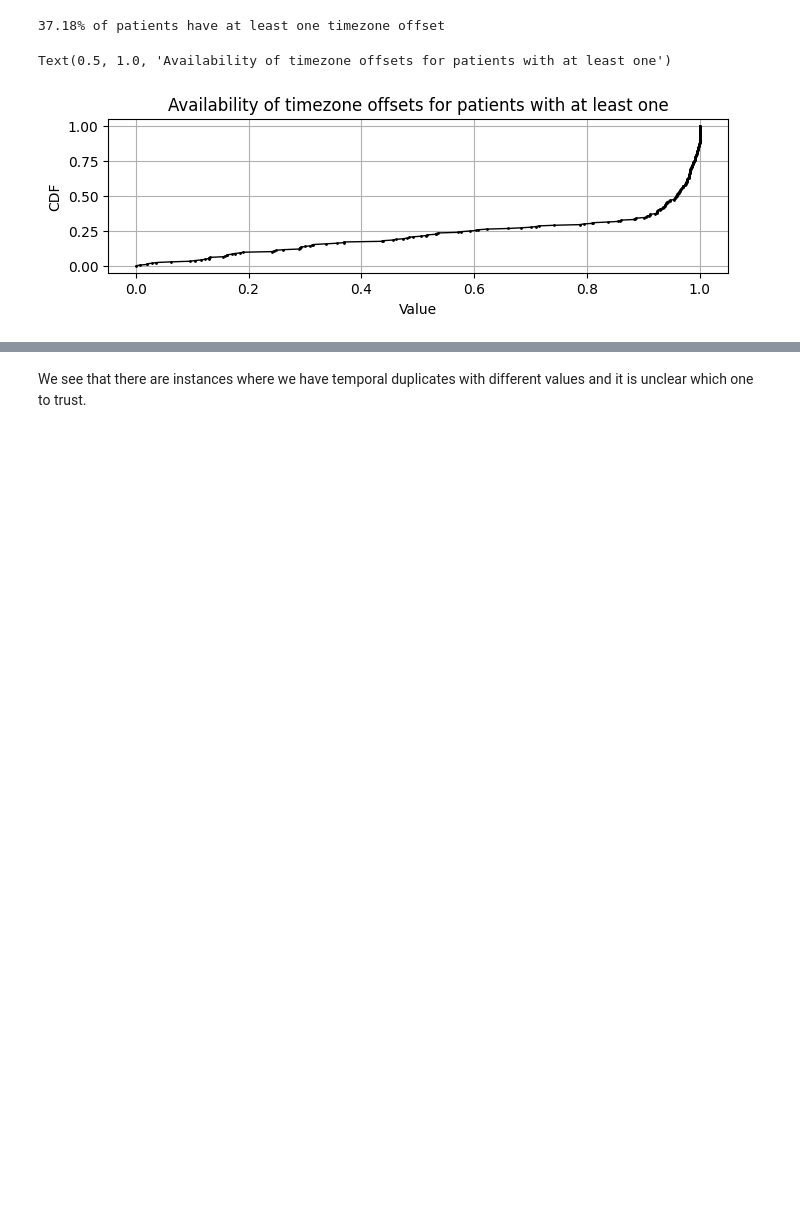
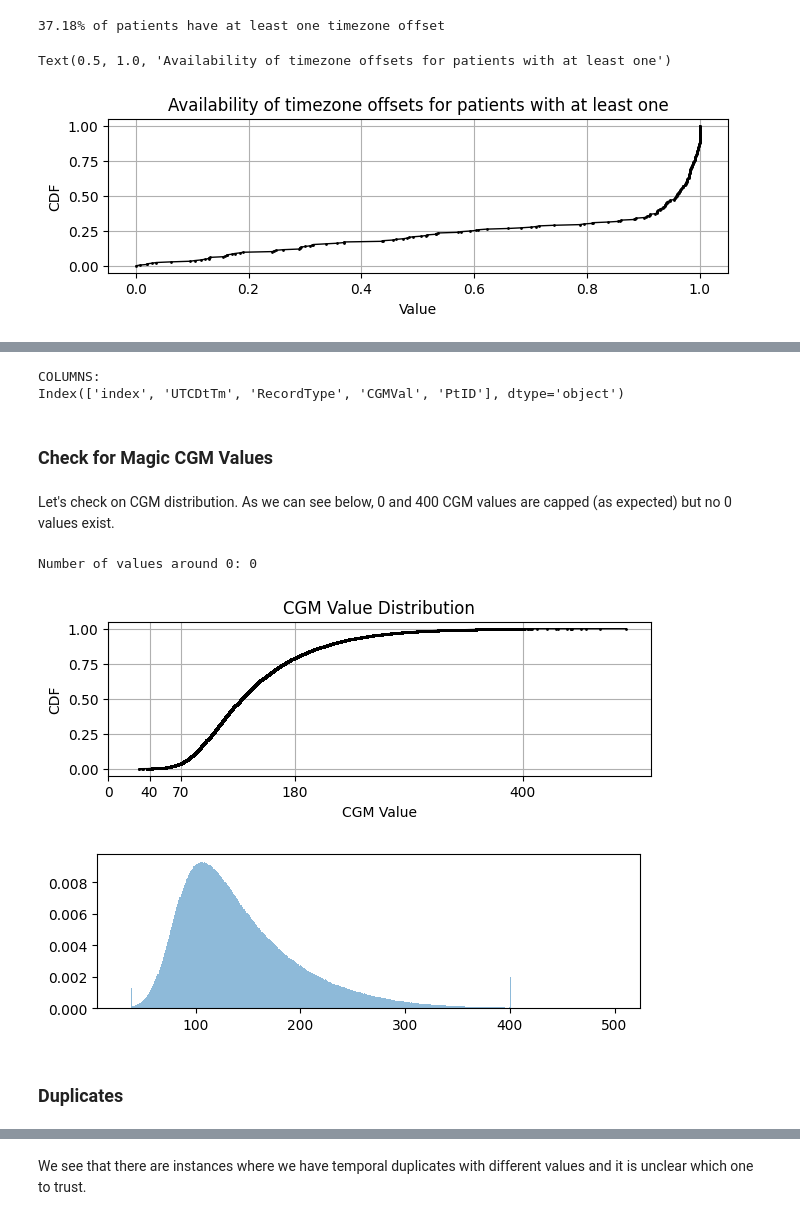
Before and after one commit to nudgebg/egvinsulin, a Jupyter notebook: notebooks/understand-loop-dataset.ipynb, the cells around one changed output, grey strips where cells are left out. Saved outputs shown, nothing was run; the diff lists cells and outputs as text; code cells hidden in the pictures; blank space fills up the shorter version.

```diff
--- a/notebooks/understand-loop-dataset.ipynb
+++ b/notebooks/understand-loop-dataset.ipynb
@@ -362,17 +320,17 @@ plt.tight_layout();plt.show()
 print(f'{100*tzdiff_within[tzdiff_within.index<=timedelta(hours=1)].sum()/tzdiff_within.sum():2.1f}% of patients have shifts of 1 hours or less')
 
 
-#Which time zones exist?
-all_time_zones = df_cgm.dropna(subset=['TmZnOffset']).groupby('PtID', observed=False).TmZnOffset.unique().explode()
-plt.figure(figsize=(8, 2)); ax=plt.gca()
-all_time_zones= all_time_zones.value_counts().sort_index()
-all_time_zones.plot(kind='bar', logy=True, ax=ax)
-tick_labels = [timedetla_formatter(x) for x in all_time_zones.index]
-ax.set_xticklabels(tick_labels, rotation=45,fontsize='small')
+# #Which time zones exist?
+# all_time_zones = df_cgm.dropna(subset=['TmZnOffset']).groupby('PtID', observed=False).TmZnOffset.unique().explode()
+# plt.figure(figsize=(8, 2)); ax=plt.gca()
+# all_time_zones= all_time_zones.value_counts().sort_index()
+# all_time_zones.plot(kind='bar', logy=True, ax=ax)
+# tick_labels = [timedetla_formatter(x) for x in all_time_zones.index]
+# ax.set_xticklabels(tick_labels, rotation=45,fontsize='small')
 
-plt.xticks(rotation=45, fontsize='small')
-plt.xlabel('Time Zone Offset'); plt.ylabel('Count'); plt.title('Distribution of Time Zone Offsets')
-plt.tight_layout();plt.show()
+# plt.xticks(rotation=45, fontsize='small')
+# plt.xlabel('Time Zone Offset'); plt.ylabel('Count'); plt.title('Distribution of Time Zone Offsets')
+# plt.tight_layout();plt.show()
 # %% [output]
 [figure]
 65.3% of patients have 2 unique time zones or less
@@ -632,0 +429,29 @@ display(df_unique_duplicates)
+# %%
+#display the COLUMNS
+print('COLUMNS:')
+print(df_cgm_sample.columns)
+# %% [output]
+COLUMNS:
+Index(['index', 'UTCDtTm', 'RecordType', 'CGMVal', 'PtID'], dtype='object')
+# %% [markdown]
+### Check for Magic CGM Values
+# %% [markdown]
+Let's check on CGM distribution. As we can see below, 0 and 400 CGM values are capped (as expected) but no 0 values exist.
+# %%
+#Visualize CGM Distribution
+#R = ddf_cgm.map_partitions(lambda x: x.CGMVal.sample(n=min(1000,len(x)))).compute()
+print(f"Number of values around 0: {((df_cgm_sample.CGMVal<1) & (df_cgm_sample.CGMVal>-1)).sum()}")
+plt.figure(figsize=(7, 2)); ax = plt.gca()
+cdf.plot_cdf(df_cgm_sample.CGMVal*18, xlabel='CGM Value', ylabel='CDF', title='CGM Value Distribution',ax=ax)
+plt.xticks([0,40,70,180,400]);
+
+plt.figure(figsize=(7, 2)); ax = plt.gca()
+vc = (df_cgm_sample.CGMVal*18).round().value_counts(normalize=True).sort_index()
+plt.bar(vc.index,vc.values, width=1, alpha=0.5);
+del vc
+# %% [output]
+Number of values around 0: 0
+[figure, added]
+[figure, added]
+# %% [markdown]
+### Duplicates
```
Also changed, not shown: parts of 102 cells of this notebook, 1 other file.
